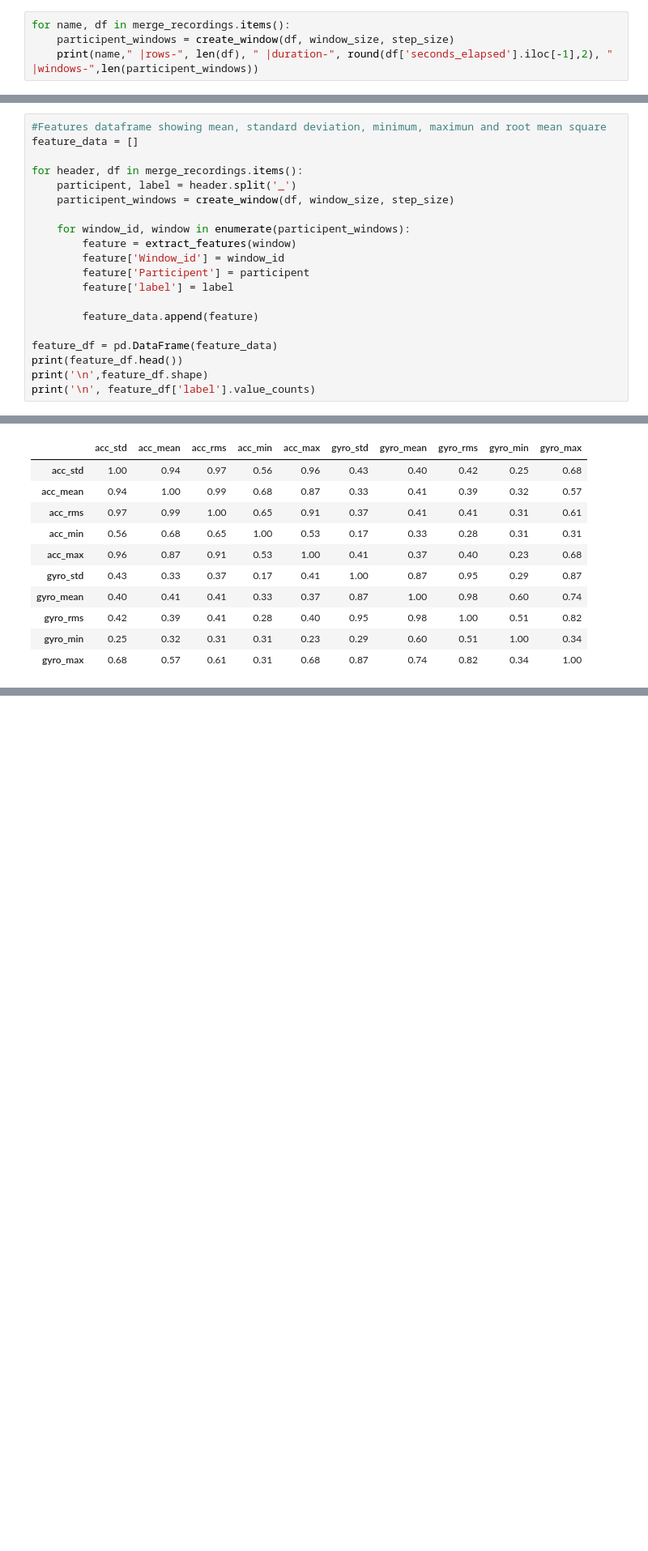
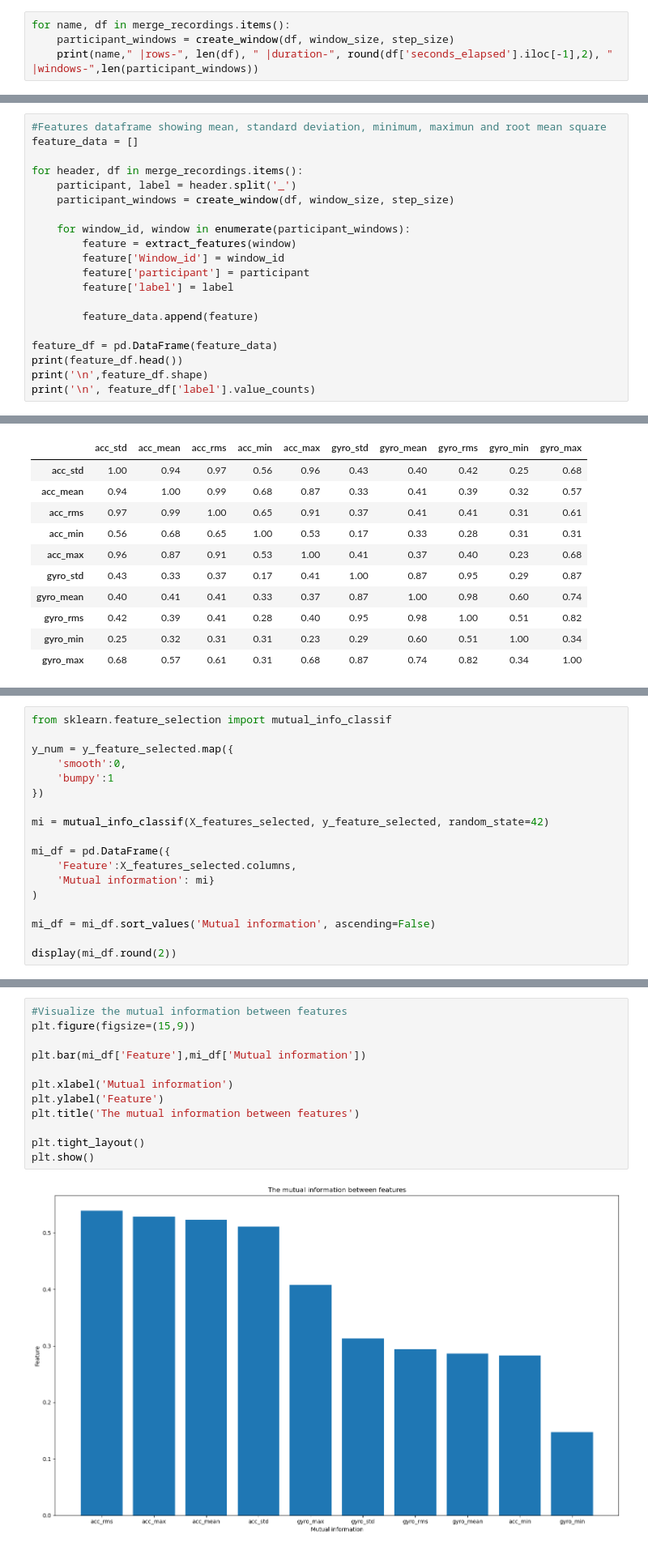
Before and after one commit to HeKaY-boy/bike-lane-quality-assessment, a Jupyter notebook: Main_notebook.ipynb, the cells around one changed output, grey strips where cells are left out. Shown at 81% size. Drawn from its saved outputs; the diff is of its cells as text; blank space fills up the shorter version.

```diff
--- a/Main_notebook.ipynb
+++ b/Main_notebook.ipynb
@@ -337,8 +341,8 @@ def create_window(df, window_size, step_size):
     return windows_data
 # %%
 for name, df in merge_recordings.items():
-    participent_windows = create_window(df, window_size, step_size)
-    print(name," |rows-", len(df), " |duration-", round(df['seconds_elapsed'].iloc[-1],2), " |windows-",len(participent_windows))
+    participant_windows = create_window(df, window_size, step_size)
+    print(name," |rows-", len(df), " |duration-", round(df['seconds_elapsed'].iloc[-1],2), " |windows-",len(participant_windows))
 # %% [output]
 P1_smooth  |rows- 7719  |duration- 77.32  |windows- 76
 P1_bumpy  |rows- 18010  |duration- 180.36  |windows- 179
@@ -383,13 +387,13 @@ def extract_features(window):
 feature_data = []
 
 for header, df in merge_recordings.items():
-    participent, label = header.split('_')
-    participent_windows = create_window(df, window_size, step_size)
+    participant, label = header.split('_')
+    participant_windows = create_window(df, window_size, step_size)
 
-    for window_id, window in enumerate(participent_windows):
+    for window_id, window in enumerate(participant_windows):
         feature = extract_features(window)
         feature['Window_id'] = window_id
-        feature['Participent'] = participent
+        feature['participant'] = participant
         feature['label'] = label
 
         feature_data.append(feature)
@@ -515,0 +522,18 @@ plt.show()
+# %%
+from sklearn.feature_selection import mutual_info_classif
+
+y_num = y_feature_selected.map({
+    'smooth':0,
+    'bumpy':1
+})
+
+mi = mutual_info_classif(X_features_selected, y_feature_selected, random_state=42)
+
+mi_df = pd.DataFrame({
+    'Feature':X_features_selected.columns,
+    'Mutual information': mi}
+)
+
+mi_df = mi_df.sort_values('Mutual information', ascending=False)
+
+display(mi_df.round(2))
@@ -515,0 +552,14 @@ plt.show()
+# %%
+#Visualize the mutual information between features
+plt.figure(figsize=(15,9))
+
+plt.bar(mi_df['Feature'],mi_df['Mutual information'])
+
+plt.xlabel('Mutual information')
+plt.ylabel('Feature')
+plt.title('The mutual information between features')
+
+plt.tight_layout()
+plt.show()
+# %% [output]
+[figure, added]
```
Also changed, not shown: parts of 27 cells of this notebook, 2 other files.
